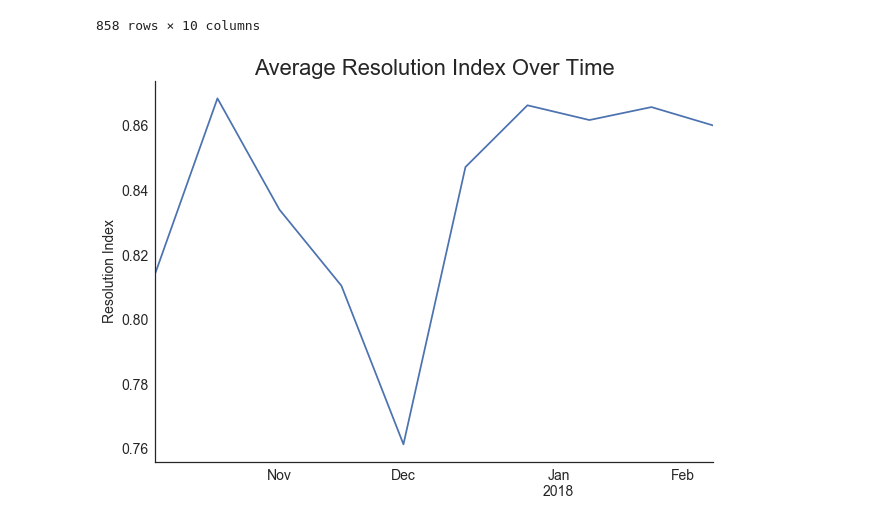
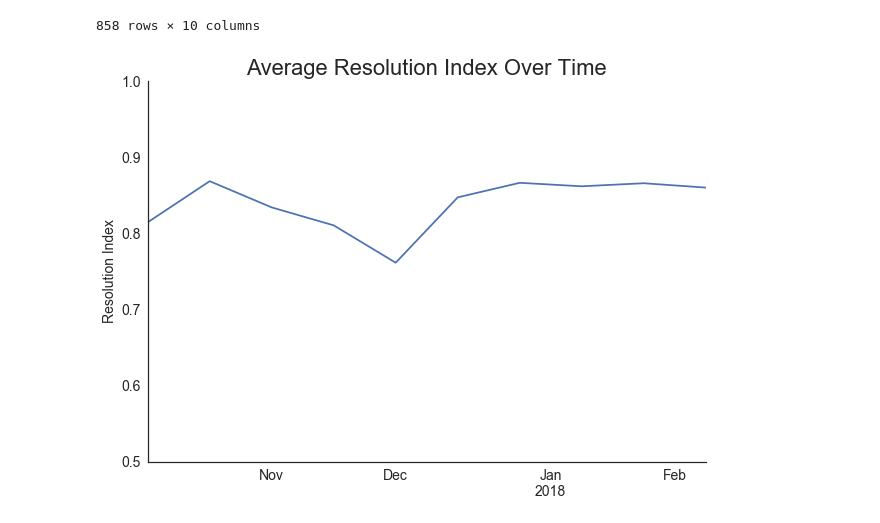
Before and after one commit to lindsayng/analysis, a Jupyter notebook: LN_resolution_index_analysis.ipynb, the cells around one changed output. Drawn from its saved outputs; the diff is of its cells as text; code cells hidden in the pictures.

Commit message:
played with y axis and binning on RI over time

```diff
--- a/LN_resolution_index_analysis.ipynb
+++ b/LN_resolution_index_analysis.ipynb
@@ -129,12 +133,15 @@ ps4
 | 2018-02-05 | P1 | entire_cell | 5.0 | AiV2-50uM alexa 488 | 21.0 | pass | 0.795897 | ... |
 858 rows × 10 columns
 # %%
-ps5 = ps4.groupby(pd.TimeGrouper(freq="2W"))["Resolution index"].mean()
+ps5 = ps4.groupby(pd.TimeGrouper(freq="2w"))["Resolution index"].mean()
 ps5.plot(figsize=(10,7), fontsize= 14)
 plt.title("Average Resolution Index Over Time", fontsize= 22, loc = "center")
 plt.ylabel("Resolution Index", fontsize= 14)
 plt.xlabel("")
+plt.ylim(0.5,1)
 sns.despine()
 plt.savefig("C:/users/lindsayn/documents/github/analysis/figures/qc_pass_resolution_index_over_time")
+
+#error bars
 # %% [output]
-[figure, old version]
+[figure, new version]
```
Also changed, not shown: parts of 1 cell of this notebook.
